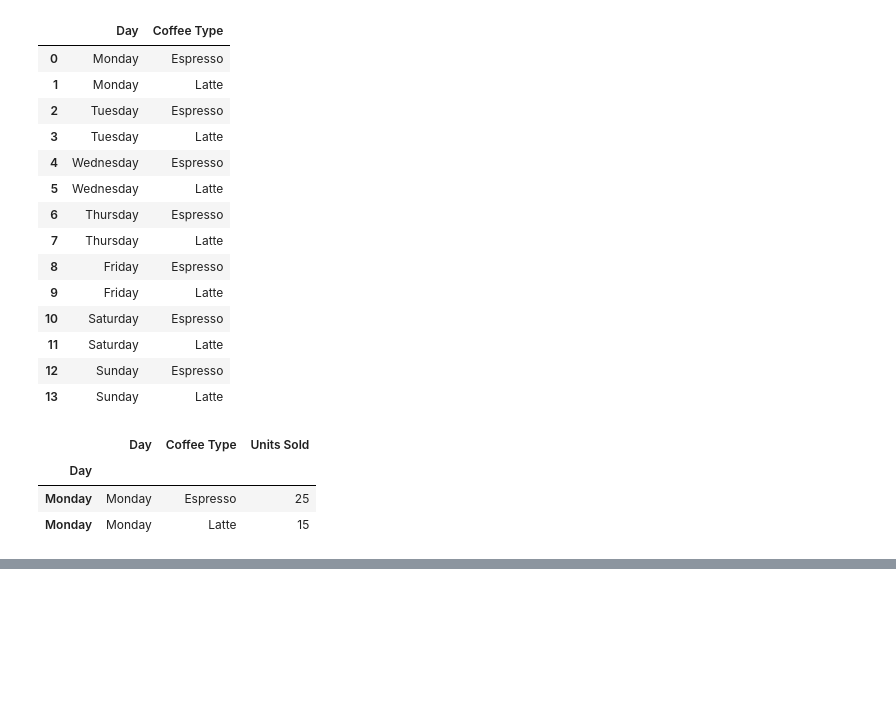
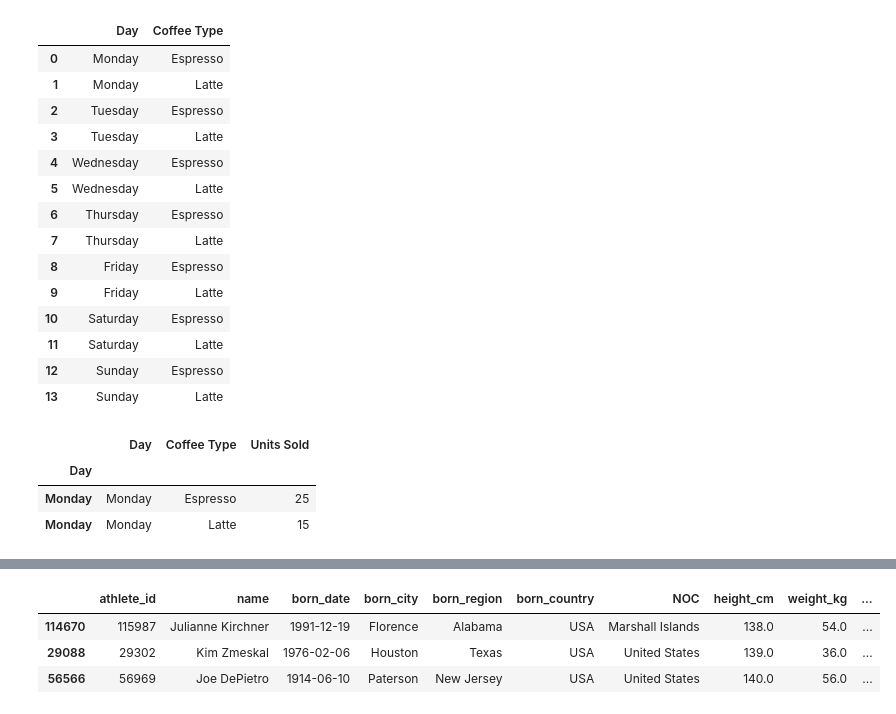
Before and after one commit to KidIsKing/learn_pandas, a Jupyter notebook: tutorial.ipynb, the cells around one changed output, grey strips where cells are left out. Cells and saved outputs as stored; diff of their text form; code cells hidden in the pictures; blank space fills up the shorter version.

```diff
--- a/tutorial.ipynb
+++ b/tutorial.ipynb
@@ -258,0 +423,9 @@ coffee.iloc[0:2]  # Тут всё как и было, только в табли
+# %%
+# Двойное условие
+bios.loc[(bios["height_cm"] < 150) & (bios["born_country"] == "USA")]
+bios.loc[(bios["height_cm"] < 150) & (bios["born_country"] == "USA")][:3]  # Применение среза
+# %% [output]
+|  | athlete_id | name | born_date | born_city | born_region | born_country | NOC | height_cm | weight_kg | ... |
+| 114670 | 115987 | Julianne Kirchner | 1991-12-19 | Florence | Alabama | USA | Marshall Islands | 138.0 | 54.0 | ... |
+| 29088 | 29302 | Kim Zmeskal | 1976-02-06 | Houston | Texas | USA | United States | 139.0 | 36.0 | ... |
+| 56566 | 56969 | Joe DePietro | 1914-06-10 | Paterson | New Jersey | USA | United States | 140.0 | 56.0 | ... |
```
Also changed, not shown: parts of 17 cells of this notebook.
